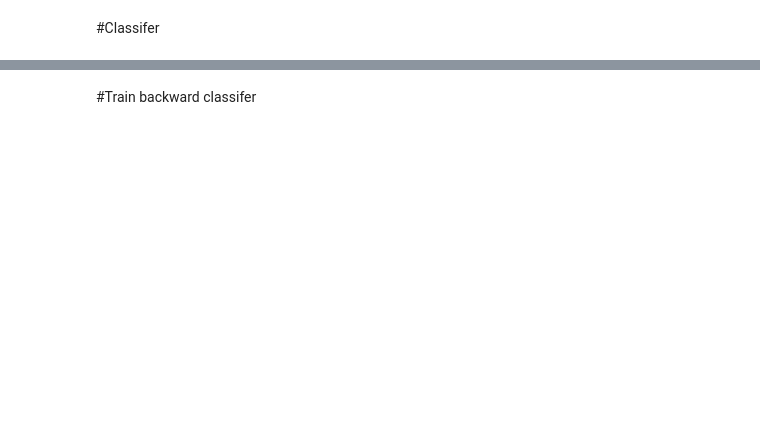
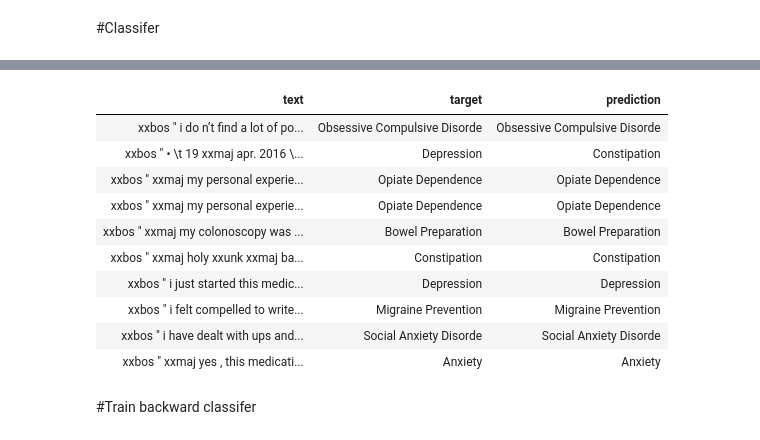
Before and after one commit to dhirajsuvarna/nlp_text_classification, a Jupyter notebook: hackathon/ULMFit_Drug_Review_Classification_Try_2.ipynb, the cells around one changed output, grey strips where cells are left out. Saved outputs shown, nothing was run; the diff lists cells and outputs as text; code cells hidden in the pictures; blank space fills up the shorter version.

```diff
--- a/hackathon/ULMFit_Drug_Review_Classification_Try_2.ipynb
+++ b/hackathon/ULMFit_Drug_Review_Classification_Try_2.ipynb
@@ -384,5 +410,17 @@ learn_clas_fwd.recorder.plot_losses()
 # %%
 #Show Results: Acutal and Predicted
-learn_clas_fwd.show_results(rows=100, )
+learn_clas_fwd.show_results(rows=10 )
+# %% [output]
+| text | target | prediction |
+| xxbos " i do n’t find a lot of po... | Obsessive Compulsive Disorde | Obsessive Compulsive Disorde |
+| xxbos " • \t 19 xxmaj apr. 2016 \... | Depression | Constipation |
+| xxbos " xxmaj my personal experie... | Opiate Dependence | Opiate Dependence |
+| xxbos " xxmaj my personal experie... | Opiate Dependence | Opiate Dependence |
+| xxbos " xxmaj my colonoscopy was ... | Bowel Preparation | Bowel Preparation |
+| xxbos " xxmaj holy xxunk xxmaj ba... | Constipation | Constipation |
+| xxbos " i just started this medic... | Depression | Depression |
+| xxbos " i felt compelled to write... | Migraine Prevention | Migraine Prevention |
+| xxbos " i have dealt with ups and... | Social Anxiety Disorde | Social Anxiety Disorde |
+| xxbos " xxmaj yes , this medicati... | Anxiety | Anxiety |
 # %% [markdown]
 #Train backward classifer
```
Also changed, not shown: parts of 37 cells of this notebook.
